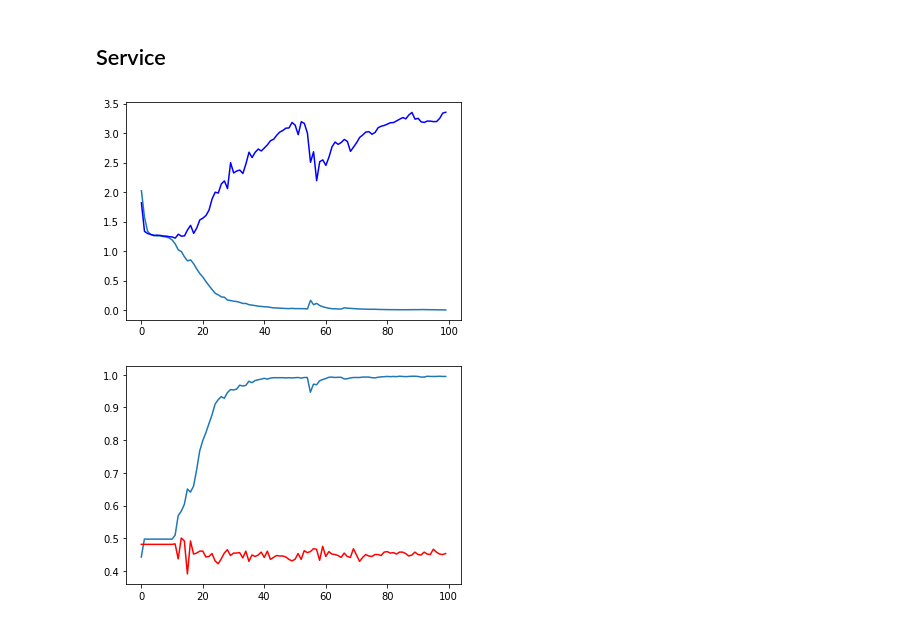
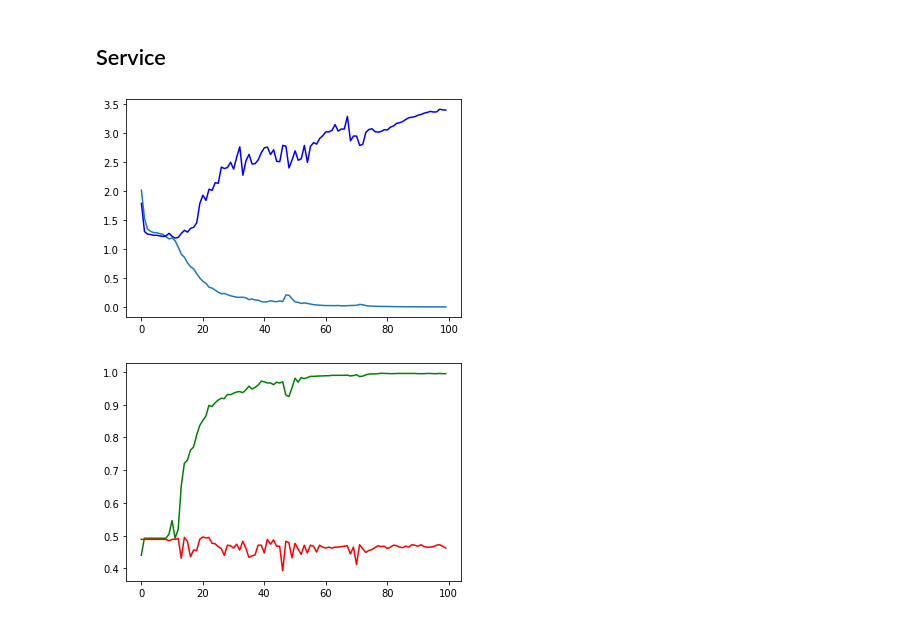
Before and after one commit to yoonputer/Team_Project2, a Jupyter notebook: Deeplearning/test_dummy.ipynb, the cells around one changed output. Cells and saved outputs as stored; diff of their text form; code cells hidden in the pictures.

```diff
--- a/Deeplearning/test_dummy.ipynb
+++ b/Deeplearning/test_dummy.ipynb
@@ -195,6 +133,6 @@ import tensorflow as tf
 # %%
 tokenizer = tf.keras.preprocessing.text.Tokenizer()
 # %%
-tokenizer.fit_on_texts(sentance)
+tokenizer.fit_on_texts(non_stopwords(x_temp))
 # %%
 tokenizer.word_index
@@ -287,6 +161,6 @@ vocab_size
 # %%
 tokenizer = tf.keras.preprocessing.text.Tokenizer(vocab_size, oov_token='OOV')
 # %%
-tokenizer.fit_on_texts(sentance)
+tokenizer.fit_on_texts(non_stopwords(x_temp))
 # %%
 tokenizer.index_word
@@ -315,7 +167,7 @@ tokenizer.index_word
 # %% [markdown]
 ## To int
 # %%
-x_train = tokenizer.texts_to_sequences(sentance)
+x_train = tokenizer.texts_to_sequences(non_stopwords(x_temp))
 # %%
 len(x_train[0]),len(x_train[40]),len(x_train[50])
 # %% [output]
@@ -416,10 +269,10 @@ plt.plot(hist.history['loss'])
 plt.plot(hist.history['val_loss'],'b-')
 plt.show()
 # %% [output]
-[figure, old version]
+[figure, new version]
 # %%
-plt.plot(hist.history['acc'])
+plt.plot(hist.history['acc'],'g-')
 plt.plot(hist.history['val_acc'],'r-')
 plt.show()
 # %% [output]
-[figure, old version]
+[figure, new version]
```
Also changed, not shown: parts of 18 cells of this notebook.
